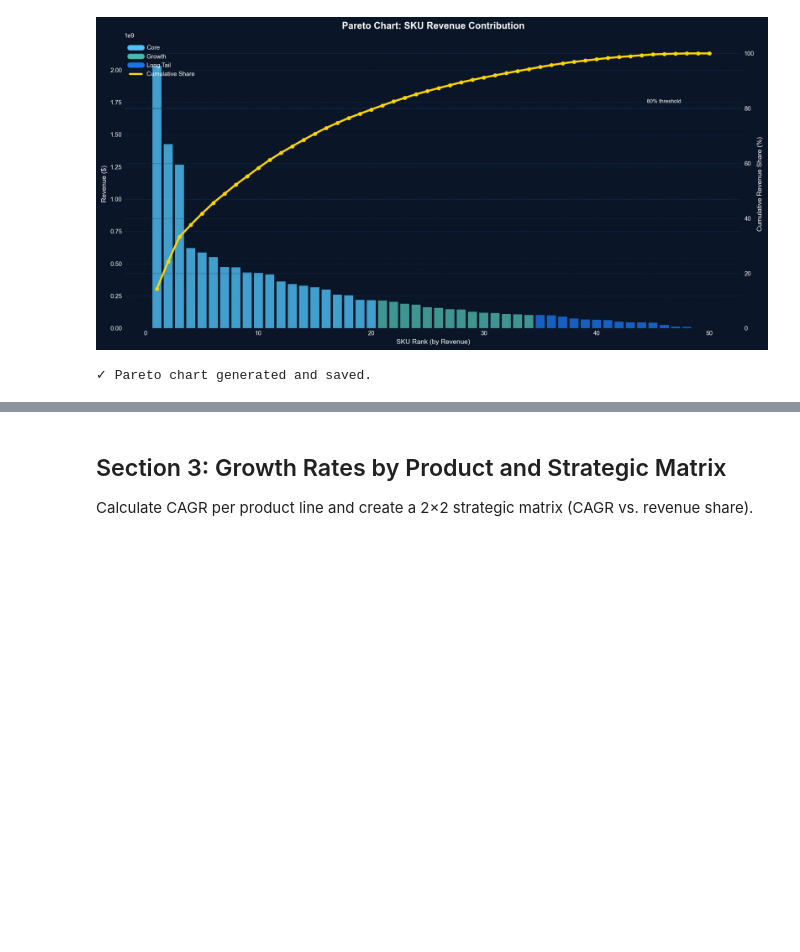
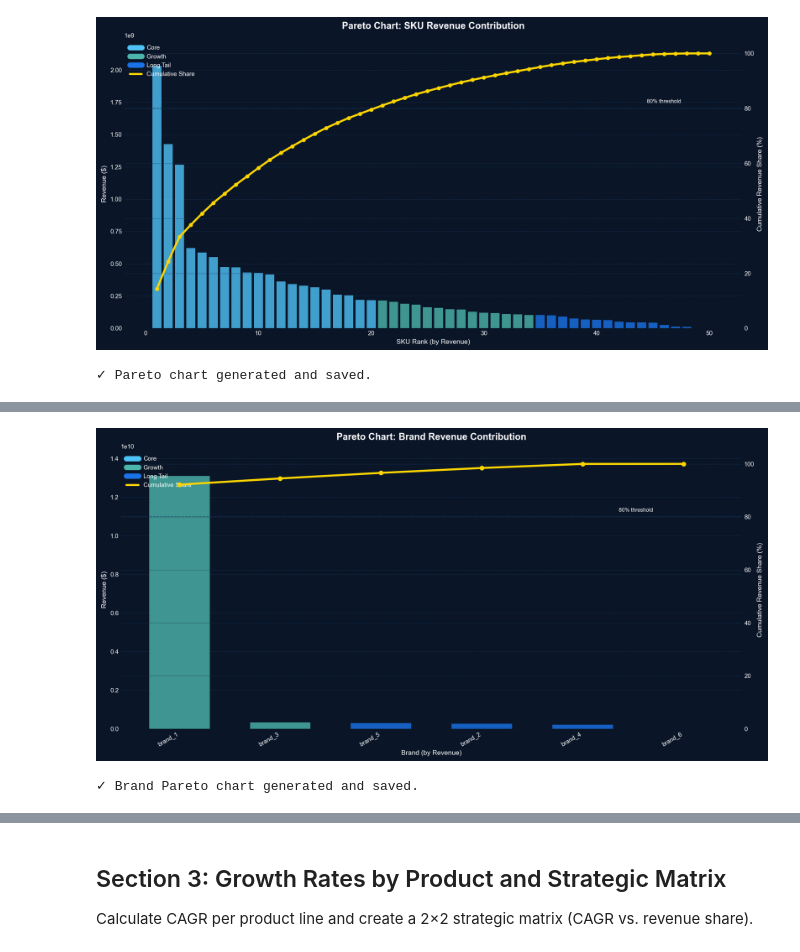
Before and after one commit to Mimohamed1998/8_interview_prep, a Jupyter notebook: pipelines/3_eda/eda_notebooks/m3_product_portfolio_analysis.ipynb, the cells around one changed output, grey strips where cells are left out. Drawn from its saved outputs; the diff is of its cells as text; code cells hidden in the pictures; blank space fills up the shorter version.

```diff
--- a/pipelines/3_eda/eda_notebooks/m3_product_portfolio_analysis.ipynb
+++ b/pipelines/3_eda/eda_notebooks/m3_product_portfolio_analysis.ipynb
@@ -223,0 +246,56 @@ print("✓ Pareto chart generated and saved.")
+# %%
+# Aggregate gross_sales by item_code
+brand_revenue = outlet_sku_monthly_demand.groupby('brand').agg({
+    'gross_sales': 'sum',
+    'gross_quantity': 'sum',
+}).reset_index()
+
+# Sort by gross_sales descending and compute cumulative share
+brand_revenue = brand_revenue.sort_values('gross_sales', ascending=False).reset_index(drop=True)
+brand_revenue['brand_revenue_share'] = brand_revenue['gross_sales'] / brand_revenue['gross_sales'].sum()
+brand_revenue['cumulative_revenue_share'] = brand_revenue['brand_revenue_share'].cumsum()
+brand_revenue['rank'] = range(1, len(brand_revenue) + 1)
+
+# Pareto Segmentation
+brand_revenue['pareto_segment'] = 'Long Tail'
+brand_revenue.loc[brand_revenue['cumulative_revenue_share'] <= 0.80, 'pareto_segment'] = 'Core'
+brand_revenue.loc[(brand_revenue['cumulative_revenue_share'] > 0.80) &
+                  (brand_revenue['cumulative_revenue_share'] <= 0.95), 'pareto_segment'] = 'Growth'
+
+
+# Pareto Chart: Brand Revenue Contribution - McKinsey Style
+fig, ax1 = create_mckinsey_figure(title="Pareto Chart: Brand Revenue Contribution")
+
+pareto_colors = {'Core': LINE_NOMINAL, 'Growth': LINE_VOLUME, 'Long Tail': LINE_REAL}
+colors = [pareto_colors[seg] for seg in brand_revenue['pareto_segment']]
+
+ax1.bar(brand_revenue['rank'], brand_revenue['gross_sales'], color=colors, alpha=0.8, zorder=3, width=0.6)
+ax1.set_xlabel('Brand (by Revenue)', color=TEXT_WHITE)
+ax1.set_ylabel('Revenue ($)', color=TEXT_WHITE)
+ax1.set_ylim(0, brand_revenue['gross_sales'].max() * 1.1)
+ax1.set_xticks(brand_revenue['rank'])
+ax1.set_xticklabels(brand_revenue['brand'], rotation=30, ha='right', fontsize=9)
+
+ax2 = ax1.twinx()
+ax2.plot(brand_revenue['rank'], brand_revenue['cumulative_revenue_share'] * 100,
+         color=HIGHLIGHT, linewidth=3, marker='o', markersize=6, label='Cumulative Share (%)', zorder=5)
+ax2.set_ylabel('Cumulative Revenue Share (%)', color=TEXT_WHITE)
+ax2.set_ylim(0, 105)
+ax2.axhline(y=80, color=GRID_COLOR, linestyle='--', linewidth=1, alpha=0.7, zorder=2)
+ax2.text(brand_revenue['rank'].iloc[-1] * 0.95, 82, '80% threshold',
+         fontsize=8, color=TEXT_WHITE, ha='right')
+
+handles = [Line2D([0], [0], color=LINE_NOMINAL, lw=8, label='Core'),
+           Line2D([0], [0], color=LINE_VOLUME, lw=8, label='Growth'),
+           Line2D([0], [0], color=LINE_REAL, lw=8, label='Long Tail'),
+           Line2D([0], [0], color=HIGHLIGHT, lw=3, label='Cumulative Share')]
+ax1.legend(handles=handles, loc='upper left', framealpha=0.0, fontsize=9)
+
+plt.tight_layout()
+# plt.savefig('../../../data/output/m3_pareto_chart_brand.png', bbox_inches='tight', facecolor=BG_DARK, dpi=150)
+plt.show()
+
+print("✓ Brand Pareto chart generated and saved.")
+# %% [output]
+[figure, added]
+✓ Brand Pareto chart generated and saved.
```
Also changed, not shown: parts of 5 cells of this notebook, 18 other files.
